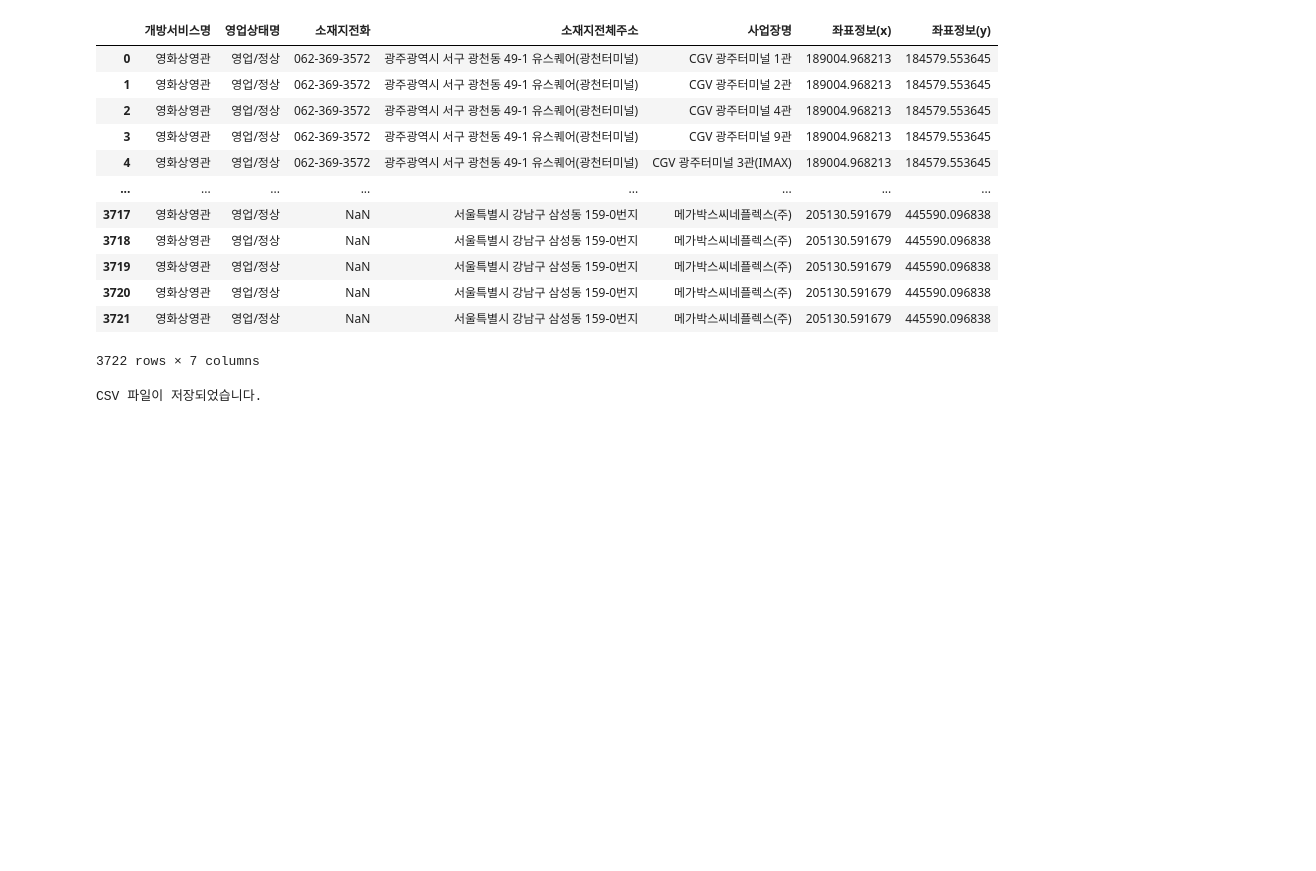
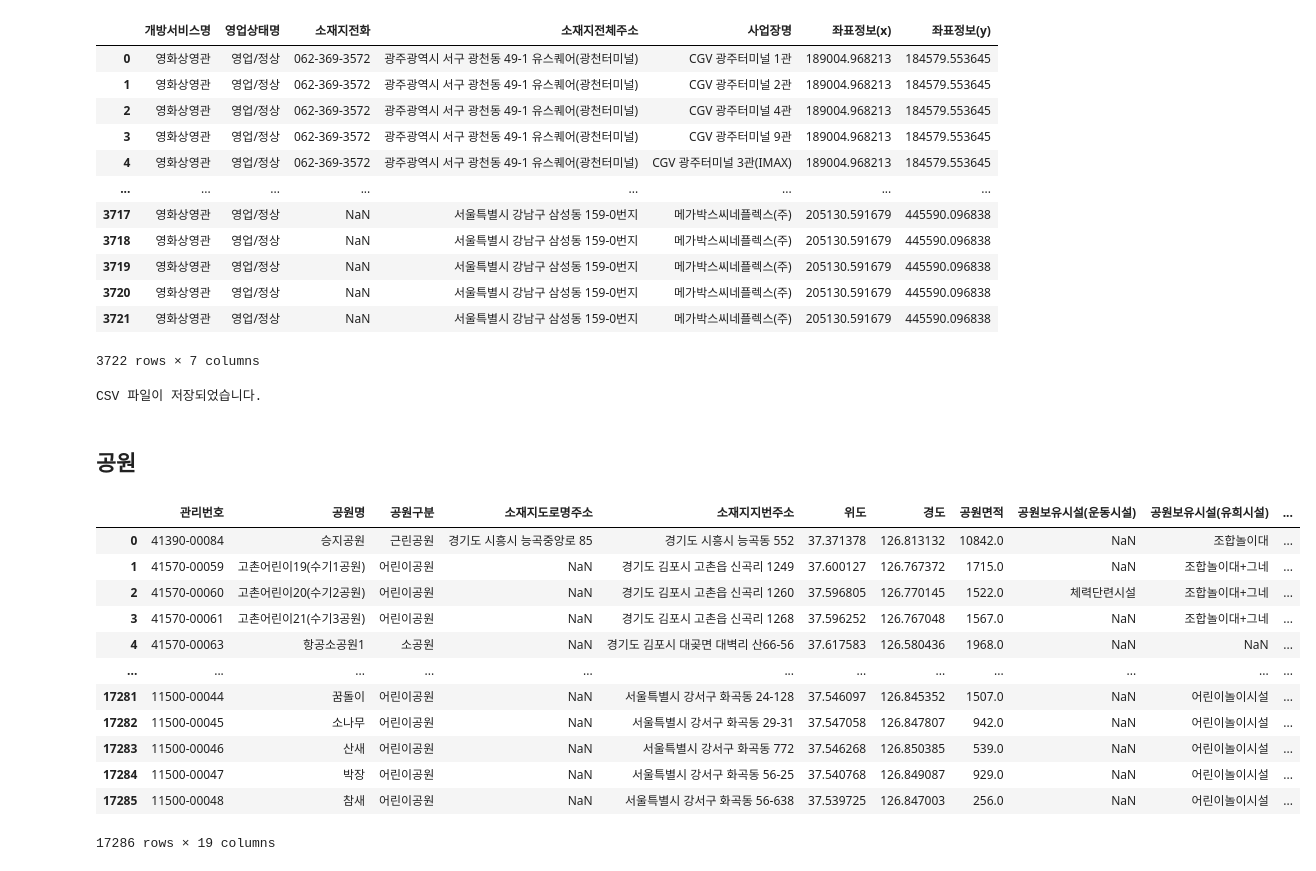
Before and after one commit to KHB2937/Self_Study, a Jupyter notebook: food_cinema.ipynb, the cells around one changed output. Saved outputs shown, nothing was run; the diff lists cells and outputs as text; code cells hidden in the pictures; blank space fills up the shorter version.

```diff
--- a/food_cinema.ipynb
+++ b/food_cinema.ipynb
@@ -148,3 +148,26 @@ cinema_data.to_csv(output_file_path, index=False)
 print("CSV 파일이 저장되었습니다.")
 # %% [output]
 CSV 파일이 저장되었습니다.
+# %% [markdown]
+## 공원
+# %%
+# CSV 파일 경로
+file_path = '/content/drive/MyDrive/Colab Notebooks/전국도시공원정보표준데이터.csv'
+# CSV 파일 읽기
+park_data = pd.read_csv(file_path, encoding='cp949', low_memory=False)
+# 데이터 확인
+park_data
+# %% [output]
+|  | 관리번호 | 공원명 | 공원구분 | 소재지도로명주소 | 소재지지번주소 | 위도 | 경도 | 공원면적 | 공원보유시설(운동시설) | 공원보유시설(유희시설) | ... |
+| 0 | 41390-00084 | 승지공원 | 근린공원 | 경기도 시흥시 능곡중앙로 85 | 경기도 시흥시 능곡동 552 | 37.371378 | 126.813132 | 10842.0 | NaN | 조합놀이대 | ... |
+| 1 | 41570-00059 | 고촌어린이19(수기1공원) | 어린이공원 | NaN | 경기도 김포시 고촌읍 신곡리 1249 | 37.600127 | 126.767372 | 1715.0 | NaN | 조합놀이대+그네 | ... |
+| 2 | 41570-00060 | 고촌어린이20(수기2공원) | 어린이공원 | NaN | 경기도 김포시 고촌읍 신곡리 1260 | 37.596805 | 126.770145 | 1522.0 | 체력단련시설 | 조합놀이대+그네 | ... |
+| 3 | 41570-00061 | 고촌어린이21(수기3공원) | 어린이공원 | NaN | 경기도 김포시 고촌읍 신곡리 1268 | 37.596252 | 126.767048 | 1567.0 | NaN | 조합놀이대+그네 | ... |
+| 4 | 41570-00063 | 항공소공원1 | 소공원 | NaN | 경기도 김포시 대곶면 대벽리 산66-56 | 37.617583 | 126.580436 | 1968.0 | NaN | NaN | ... |
+| ... | ... | ... | ... | ... | ... | ... | ... | ... | ... | ... | ... |
+| 17281 | 11500-00044 | 꿈돌이 | 어린이공원 | NaN | 서울특별시 강서구 화곡동 24-128 | 37.546097 | 126.845352 | 1507.0 | NaN | 어린이놀이시설 | ... |
+| 17282 | 11500-00045 | 소나무 | 어린이공원 | NaN | 서울특별시 강서구 화곡동 29-31 | 37.547058 | 126.847807 | 942.0 | NaN | 어린이놀이시설 | ... |
+| 17283 | 11500-00046 | 산새 | 어린이공원 | NaN | 서울특별시 강서구 화곡동 772 | 37.546268 | 126.850385 | 539.0 | NaN | 어린이놀이시설 | ... |
+| 17284 | 11500-00047 | 박장 | 어린이공원 | NaN | 서울특별시 강서구 화곡동 56-25 | 37.540768 | 126.849087 | 929.0 | NaN | 어린이놀이시설 | ... |
+| 17285 | 11500-00048 | 참새 | 어린이공원 | NaN | 서울특별시 강서구 화곡동 56-638 | 37.539725 | 126.847003 | 256.0 | NaN | 어린이놀이시설 | ... |
+17286 rows × 19 columns
```
Also changed, not shown: parts of 2 cells of this notebook.
